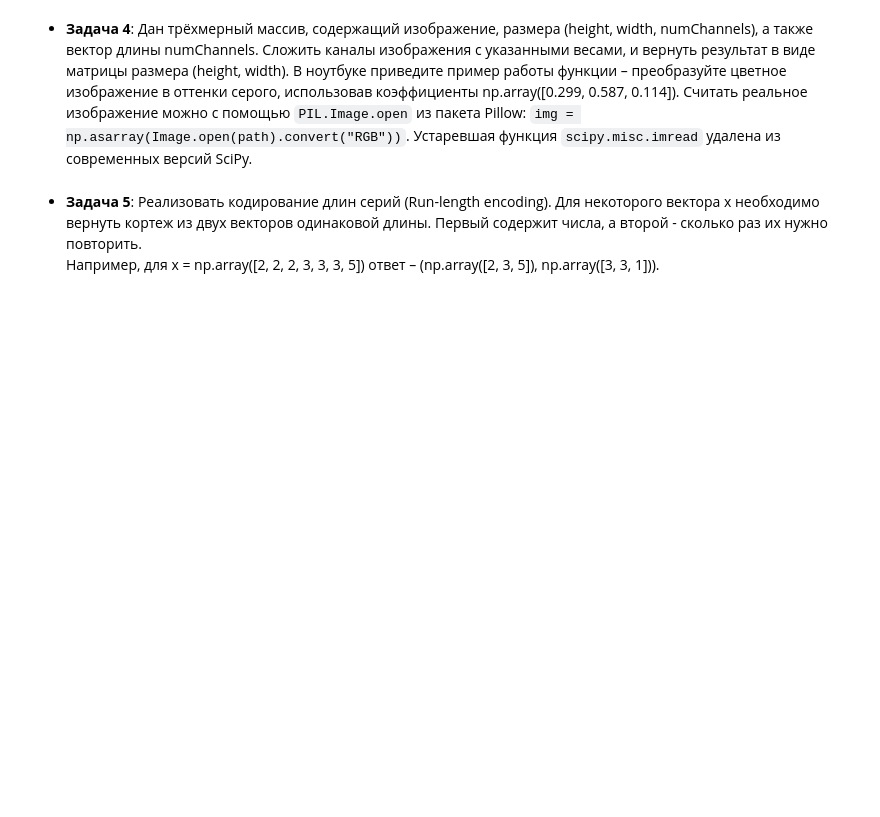
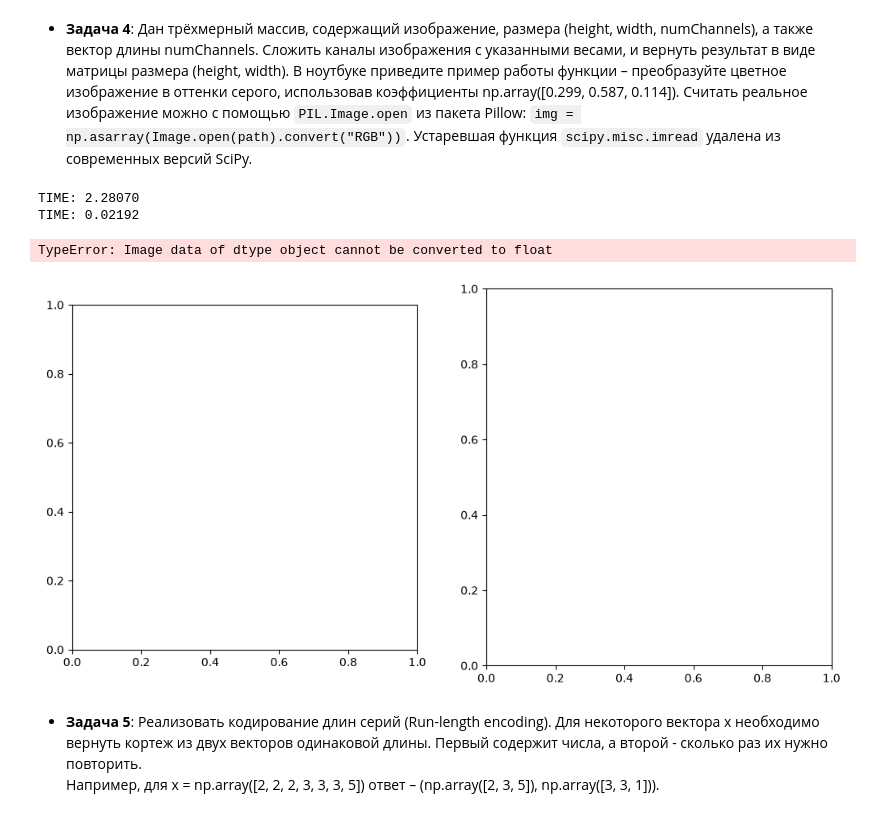
Before and after one commit to DestructibleCoder/sunc-ml, a Jupyter notebook: 26.09.05/task_numpy_practice.ipynb, the cells around one changed output. Cells and saved outputs as stored; diff of their text form; code cells hidden in the pictures; blank space fills up the shorter version.

```diff
--- a/26.09.05/task_numpy_practice.ipynb
+++ b/26.09.05/task_numpy_practice.ipynb
@@ -103,8 +102,32 @@ print(max_el)
 * __Задача 4__: Дан трёхмерный массив, содержащий изображение, размера (height, width, numChannels), а также вектор длины numChannels. Сложить каналы изображения с указанными весами, и вернуть результат в виде матрицы размера (height, width). В ноутбуке приведите пример работы функции – преобразуйте цветное изображение в оттенки серого, использовав коэффициенты np.array([0.299, 0.587, 0.114]). Считать реальное изображение можно с помощью `PIL.Image.open` из пакета Pillow: `img = np.asarray(Image.open(path).convert("RGB"))`. Устаревшая функция `scipy.misc.imread` удалена из современных версий SciPy.
 # %%
 reload_solution_modules()
+import PIL
+from PIL import Image
 
-# code here
+image = np.asarray(Image.open('./avatar.jpg').convert("RGB"))
+coefs = np.array([0.299, 0.587, 0.114])
+
+common = functions.convert_image(image, coefs)
+vectorized = functions_vectorized.convert_image(image, coefs)
+
+fig, axes = plt.subplots(1, 2, figsize=(12, 6))
+
+axes[0].imshow(common, cmap='gray')
+axes[0].set_title("common convert")
+axes[0].axis('off')
+
+axes[1].imshow(vectorized, cmap='gray')
+axes[1].set_title("vectorized convert")
+axes[1].axis('off')
+
+plt.tight_layout()
+plt.show()
+# %% [output]
+TIME: 2.28070
+TIME: 0.02192
+TypeError: Image data of dtype object cannot be converted to float
+[figure, added]
 # %% [markdown]
 * __Задача 5__: Реализовать кодирование длин серий (Run-length encoding). Для некоторого вектора x необходимо вернуть кортеж из двух векторов одинаковой длины. Первый содержит числа, а второй - сколько раз их нужно повторить.
  Например, для x = np.array([2, 2, 2, 3, 3, 3, 5]) ответ – (np.array([2, 3, 5]), np.array([3, 3, 1])).
```
Also changed, not shown: parts of 8 cells of this notebook, 6 other files.
